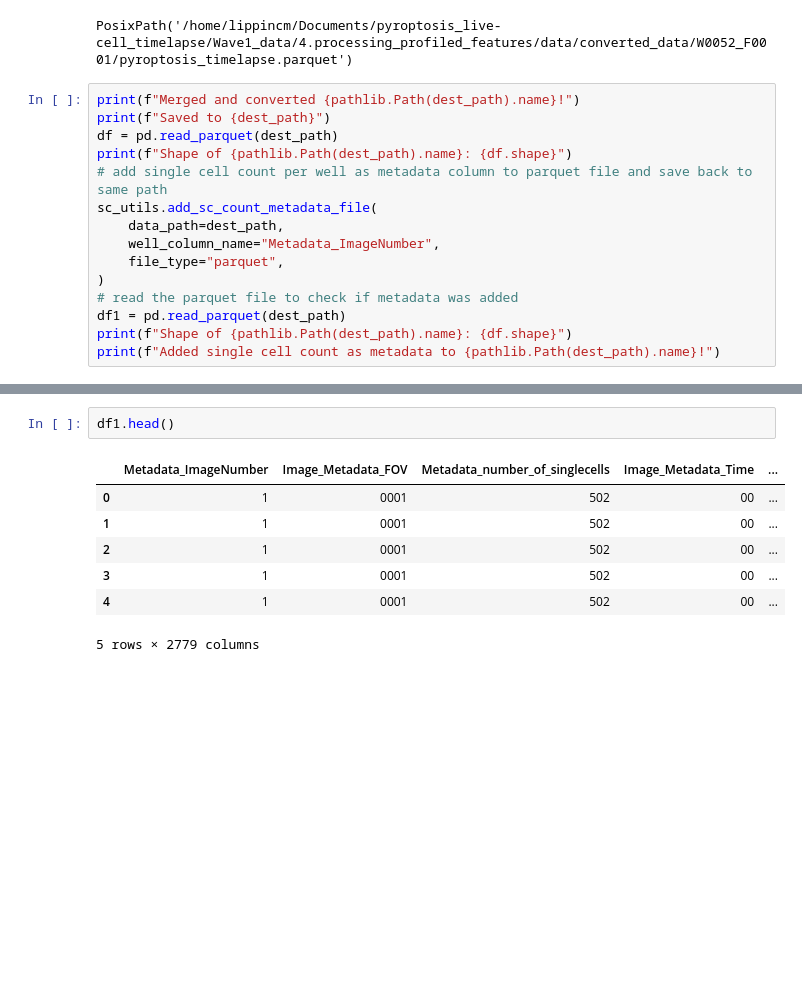
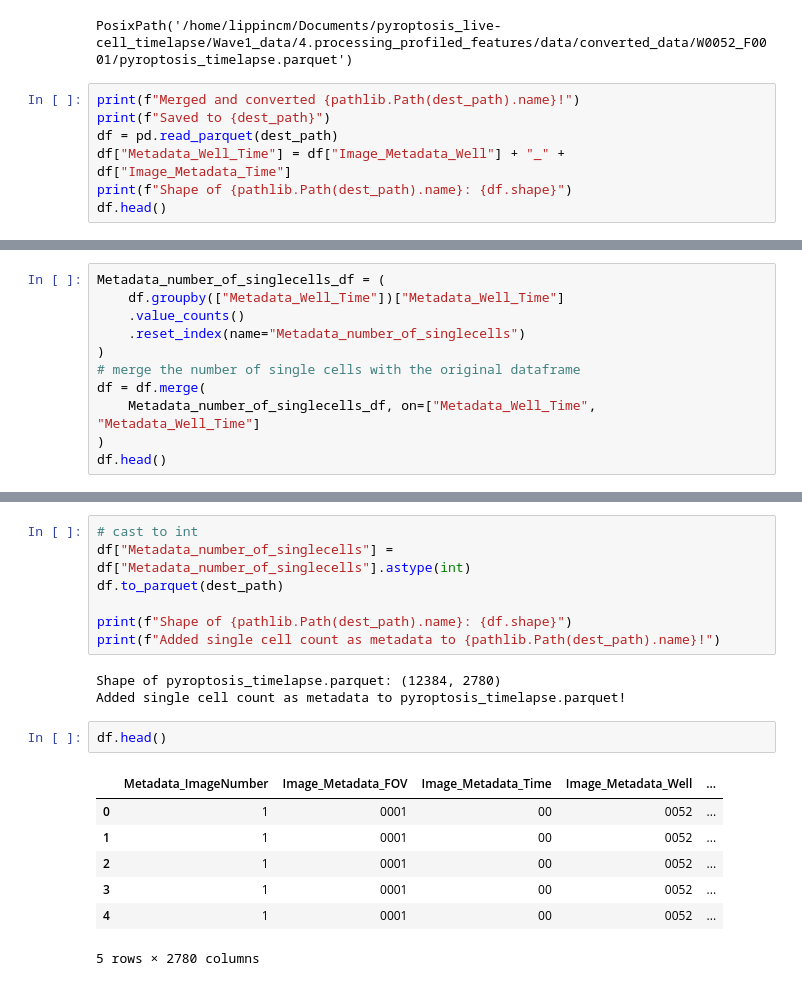
Before and after one commit to MikeLippincott/pyroptosis_live-cell_timelapse, a Jupyter notebook: Wave1_data/4.processing_profiled_features/notebooks/0.merge_sc.ipynb, the cells around one changed output, grey strips where cells are left out. Cells and saved outputs as stored; diff of their text form; blank space fills up the shorter version.

Commit message:
rerun merge

```diff
--- a/Wave1_data/4.processing_profiled_features/notebooks/0.merge_sc.ipynb
+++ b/Wave1_data/4.processing_profiled_features/notebooks/0.merge_sc.ipynb
@@ -124,17 +124,9 @@ PosixPath('/home/lippincm/Documents/pyroptosis_live-cell_timelapse/Wave1_data/4.
 print(f"Merged and converted {pathlib.Path(dest_path).name}!")
 print(f"Saved to {dest_path}")
 df = pd.read_parquet(dest_path)
+df["Metadata_Well_Time"] = df["Image_Metadata_Well"] + "_" + df["Image_Metadata_Time"]
 print(f"Shape of {pathlib.Path(dest_path).name}: {df.shape}")
-# add single cell count per well as metadata column to parquet file and save back to same path
-sc_utils.add_sc_count_metadata_file(
-    data_path=dest_path,
-    well_column_name="Metadata_ImageNumber",
-    file_type="parquet",
-)
-# read the parquet file to check if metadata was added
-df1 = pd.read_parquet(dest_path)
-print(f"Shape of {pathlib.Path(dest_path).name}: {df.shape}")
-print(f"Added single cell count as metadata to {pathlib.Path(dest_path).name}!")
+df.head()
 # %% [output]
 Merged and converted pyroptosis_timelapse.parquet!
 Saved to ../data/converted_data/W0052_F0001/pyroptosis_timelapse.parquet
@@ -143,0 +141,11 @@ Added single cell count as metadata to pyroptosis_timelapse.parquet!
+# %%
+Metadata_number_of_singlecells_df = (
+    df.groupby(["Metadata_Well_Time"])["Metadata_Well_Time"]
+    .value_counts()
+    .reset_index(name="Metadata_number_of_singlecells")
+)
+# merge the number of single cells with the original dataframe
+df = df.merge(
+    Metadata_number_of_singlecells_df, on=["Metadata_Well_Time", "Metadata_Well_Time"]
+)
+df.head()
@@ -144,10 +160,20 @@ Added single cell count as metadata to pyroptosis_timelapse.parquet!
+# %%
+# cast to int
+df["Metadata_number_of_singlecells"] = df["Metadata_number_of_singlecells"].astype(int)
+df.to_parquet(dest_path)
+
+print(f"Shape of {pathlib.Path(dest_path).name}: {df.shape}")
+print(f"Added single cell count as metadata to {pathlib.Path(dest_path).name}!")
+# %% [output]
+Shape of pyroptosis_timelapse.parquet: (12384, 2780)
+Added single cell count as metadata to pyroptosis_timelapse.parquet!
 # %%
-df1.head()
+df.head()
 # %% [output]
-|  | Metadata_ImageNumber | Image_Metadata_FOV | Metadata_number_of_singlecells | Image_Metadata_Time | ... |
-| 0 | 1 | 0001 | 502 | 00 | ... |
-| 1 | 1 | 0001 | 502 | 00 | ... |
-| 2 | 1 | 0001 | 502 | 00 | ... |
-| 3 | 1 | 0001 | 502 | 00 | ... |
-| 4 | 1 | 0001 | 502 | 00 | ... |
+|  | Metadata_ImageNumber | Image_Metadata_FOV | Image_Metadata_Time | Image_Metadata_Well | ... |
+| 0 | 1 | 0001 | 00 | 0052 | ... |
+| 1 | 1 | 0001 | 00 | 0052 | ... |
+| 2 | 1 | 0001 | 00 | 0052 | ... |
+| 3 | 1 | 0001 | 00 | 0052 | ... |
+| 4 | 1 | 0001 | 00 | 0052 | ... |
-5 rows × 2779 columns
+5 rows × 2780 columns
```
Also changed, not shown: parts of 2 cells of this notebook, 5 other files.
